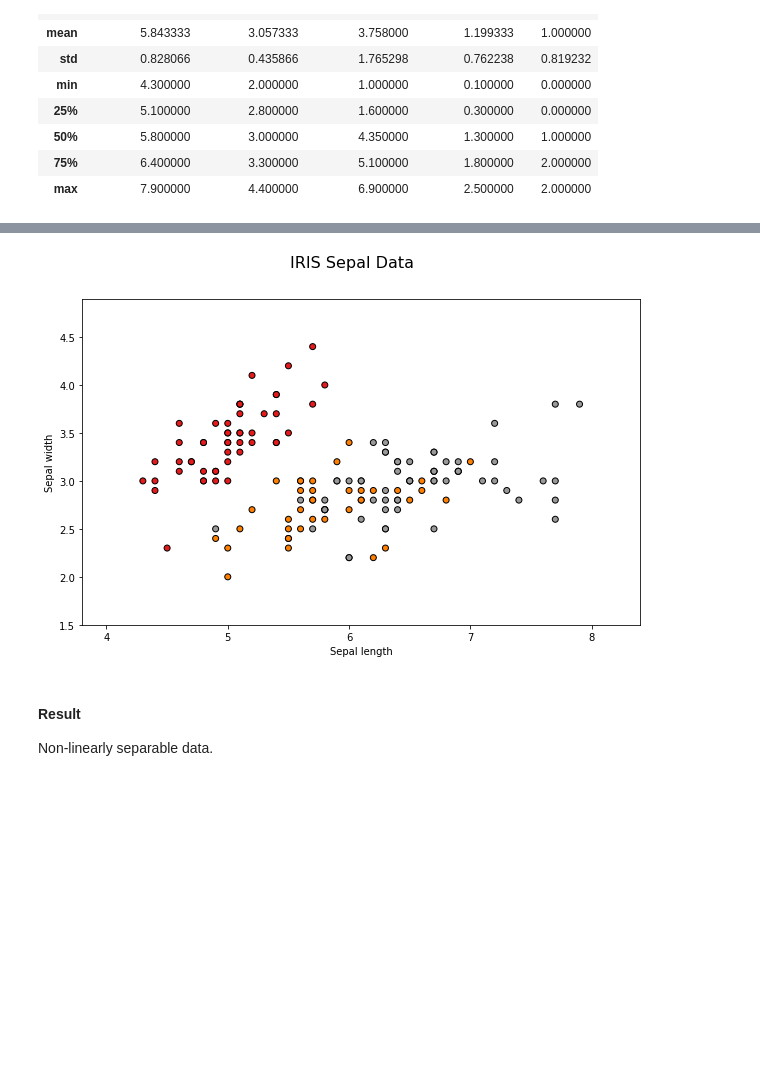
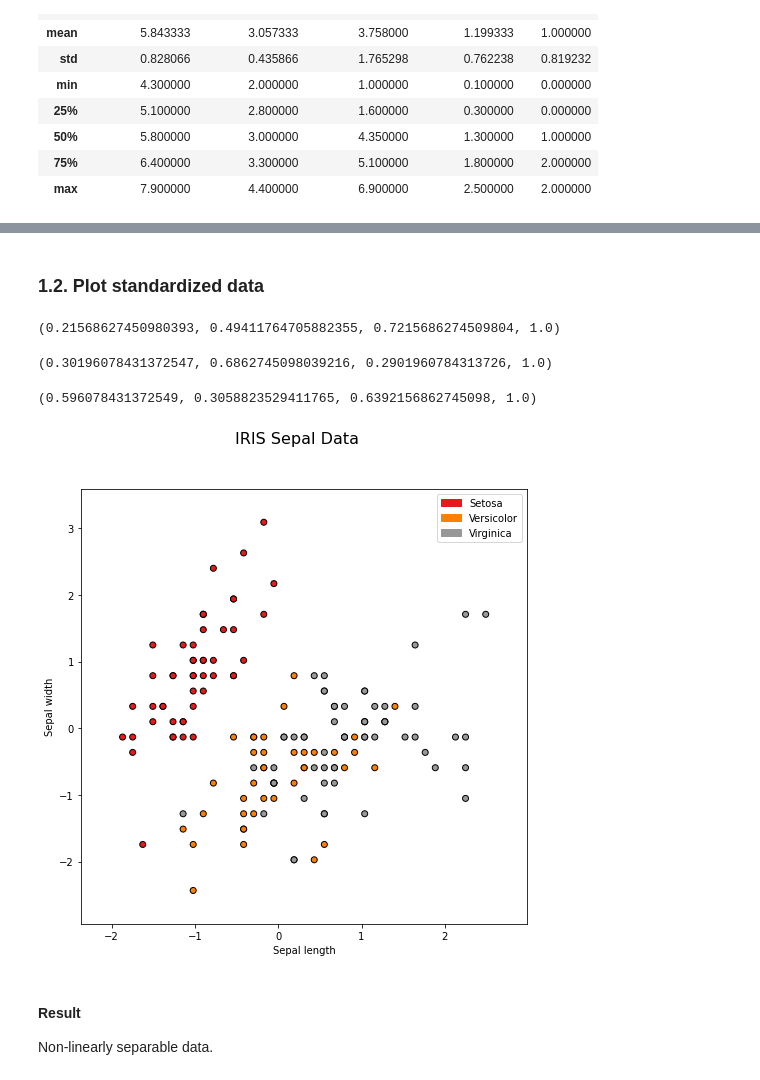
Before and after one commit to ansegura7/MachineLearning, a Jupyter notebook: data-science/DS - Iris DataViz.ipynb, the cells around one changed output, grey strips where cells are left out. Saved outputs shown, nothing was run; the diff lists cells and outputs as text; code cells hidden in the pictures; blank space fills up the shorter version.

```diff
--- a/data-science/DS - Iris DataViz.ipynb
+++ b/data-science/DS - Iris DataViz.ipynb
@@ -54,23 +58,46 @@ data.describe()
+# %%
+X_std = StandardScaler().fit_transform(iris.data)
+y = iris.target + 1
+# %% [markdown]
+### 1.2. Plot standardized data
 # %%
 # We only take the first two features to plot
-X = iris.data[:, :2]
-y = iris.target
+X = X_std[:, :2]
 
 # Calculate limits
 x_min, x_max = X[:, 0].min() - .5, X[:, 0].max() + .5
 y_min, y_max = X[:, 1].min() - .5, X[:, 1].max() + .5
+# %%
+plt.cm.Set1(1)
+# %% [output]
+(0.21568627450980393, 0.49411764705882355, 0.7215686274509804, 1.0)
+# %%
+plt.cm.Set1(2)
+# %% [output]
+(0.30196078431372547, 0.6862745098039216, 0.2901960784313726, 1.0)
+# %%
+plt.cm.Set1(3)
+# %% [output]
+(0.596078431372549, 0.3058823529411765, 0.6392156862745098, 1.0)
 # %%
 # Plot the training points
-fig = plt.figure(1, figsize=(10, 6))
+fig, ax = plt.subplots(figsize = (8, 8))
 plt.scatter(X[:, 0], X[:, 1], c=y, cmap=plt.cm.Set1, edgecolor='k')
 plt.xlim(x_min, x_max)
 plt.ylim(y_min, y_max)
 plt.xlabel("Sepal length")
 plt.ylabel("Sepal width")
 plt.suptitle("IRIS Sepal Data", fontsize=16)
+
+# Add legend
+op1 = mpatches.Patch(color='#E41A1C', label='Setosa')
+op2 = mpatches.Patch(color='#FF8000', label='Versicolor')
+op3 = mpatches.Patch(color='#979797', label='Virginica')
+plt.legend(handles=[op1, op2, op3], loc='best')
+
 plt.show()
 # %% [output]
-[figure, old version]
+[figure, new version]
 # %% [markdown]
 #### Result
 Non-linearly separable data.
```
Also changed, not shown: parts of 15 cells of this notebook, 4 other files.
